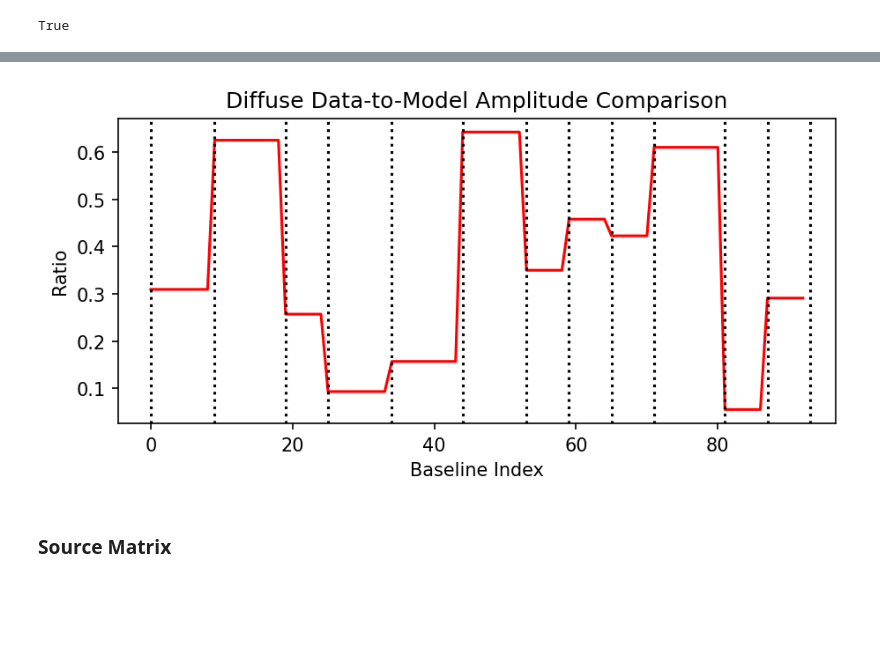
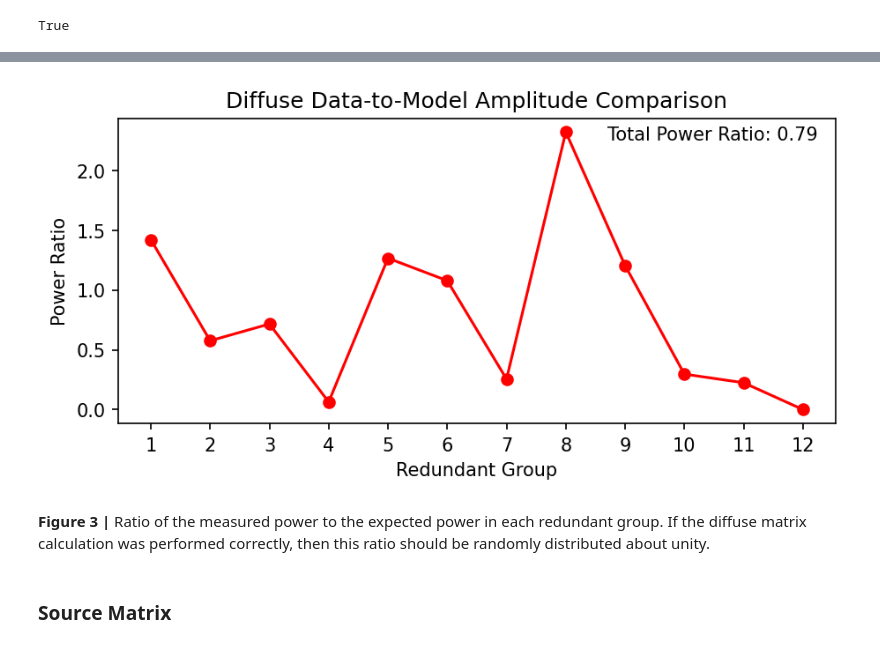
Before and after one commit to r-pascua/corrcal, a Jupyter notebook: docs/tutorials/calibration_example.ipynb, the cells around one changed output, grey strips where cells are left out. Drawn from its saved outputs; the diff is of its cells as text; code cells hidden in the pictures; blank space fills up the shorter version.

```diff
--- a/docs/tutorials/calibration_example.ipynb
+++ b/docs/tutorials/calibration_example.ipynb
@@ -208,9 +205,9 @@ source_model = SkyModel(
 # The diffuse matrix is in units of Jy, so we need to make the appropriate conversions.
 wavelength = constants.c.si.value / diff_uvdata.freq_array[0]
 K_to_Jy = 2 * constants.k_B.si.value / (1e-26 * wavelength**2)
-obs_pspec = K_to_Jy**2 * sky_pspec / 4  # Factor of 4 is for simulator Stokes convention.
-obs_pspec[0] = monopole.to(units.K).value
-obs_pspec *= rescaling ** 2
+obs_pspec = sky_pspec.copy()
+obs_pspec[0] += monopole.to(units.K).value ** 2  # C_0 is the square of the sky average
+obs_pspec *= (K_to_Jy * rescaling / 2) ** 2  # Convert to Jy, account for Stokes convention and scaling
 npix = healpy.nside2npix(nside)
 
 # Prepare the diffuse sky model.
@@ -302,5 +343,5 @@ The `ant_1_array` and `ant_2_array` objects track the first and second antennas
 # %%
-enu_antpos = uvdata.get_ENU_antpos()[0]
+enu_antpos = uvdata.get_enu_data_ants()[0]
 baselines = enu_antpos[ant_2_array] - enu_antpos[ant_1_array]
 all(
     np.allclose(baselines[start], baselines[start:stop])
@@ -371,15 +380,21 @@ diff_data = np.array(
     ]
 )
 # %%
+red_vis = diff_data[edges[:-1]//2]
+model_vis = diff_mat[edges[:-1],0]
+power_ratio = np.abs(red_vis)**2 / np.abs(model_vis)**2
+total_power_ratio = np.mean(np.abs(red_vis)**2) / np.mean(np.abs(model_vis)**2)
 fig, ax = plt.subplots(1, 1, figsize=(7,3), dpi=150)
-ax.set_xlabel("Baseline Index")
-ax.set_ylabel("Ratio")
+ax.set_xlabel("Redundant Group")
+ax.set_ylabel("Power Ratio")
 ax.set_title("Diffuse Data-to-Model Amplitude Comparison")
-ax.plot(np.abs(diff_data) / np.abs(diff_mat[::2,0]+1j*diff_mat[1::2,0]), color='r')
-for idx in edges//2:
-    ax.axvline(idx, color='k', ls=':')
+ax.plot(np.arange(1, edges.size), power_ratio, color='r', marker='o')
+ax.text(0.975, 0.975, f"Total Power Ratio: {total_power_ratio:.2f}", ha="right", va="top", transform=ax.transAxes)
+ax.set_xticks(np.arange(1, edges.size));
 # %% [output]
-[figure, old version]
+[figure, new version]
+# %% [markdown]
+**Figure 3 |** Ratio of the measured power to the expected power in each redundant group. If the diffuse matrix calculation was performed correctly, then this ratio should be randomly distributed about unity.
 # %% [markdown]
 ### Source Matrix
 # %% [markdown]
```
Also changed, not shown: parts of 17 cells of this notebook.
